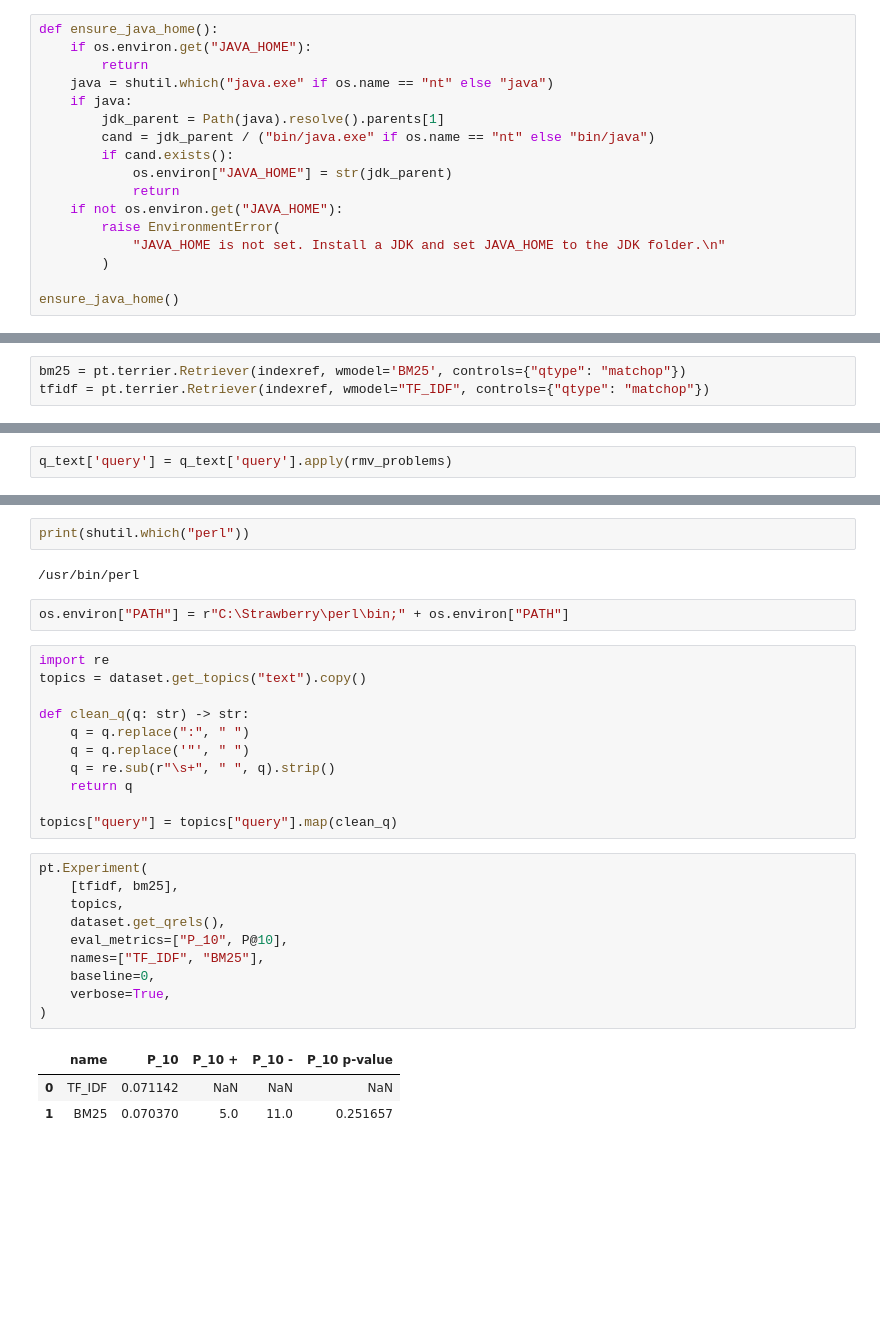
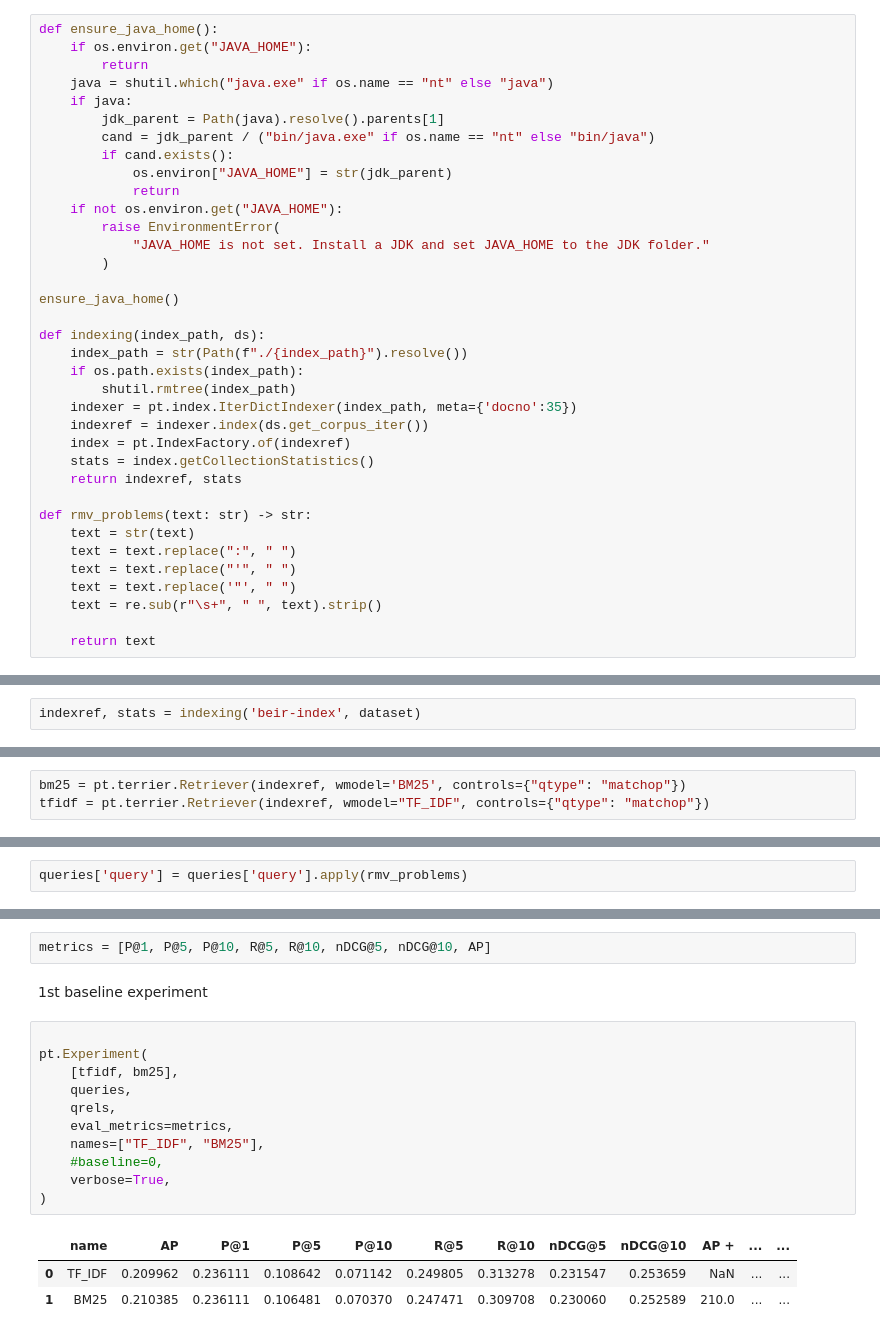
Before and after one commit to mitruho/Financial_search_engine, a Jupyter notebook: search_engine.ipynb, the cells around one changed output, grey strips where cells are left out. Drawn from its saved outputs; the diff is of its cells as text; blank space fills up the shorter version.

Commit message:
3 baselines

```diff
--- a/search_engine.ipynb
+++ b/search_engine.ipynb
@@ -106,7 +62,26 @@ def ensure_java_home():
             return
     if not os.environ.get("JAVA_HOME"):
         raise EnvironmentError(
-            "JAVA_HOME is not set. Install a JDK and set JAVA_HOME to the JDK folder.\n"
+            "JAVA_HOME is not set. Install a JDK and set JAVA_HOME to the JDK folder."
         )
 
 ensure_java_home()
+
+def indexing(index_path, ds):
+    index_path = str(Path(f"./{index_path}").resolve())
+    if os.path.exists(index_path):
+        shutil.rmtree(index_path)
+    indexer = pt.index.IterDictIndexer(index_path, meta={'docno':35})
+    indexref = indexer.index(ds.get_corpus_iter())
+    index = pt.IndexFactory.of(indexref)
+    stats = index.getCollectionStatistics()
+    return indexref, stats
+
+def rmv_problems(text: str) -> str:
+    text = str(text)
+    text = text.replace(":", " ")
+    text = text.replace("'", " ")
+    text = text.replace('"', " ")
+    text = re.sub(r"\s+", " ", text).strip()
+
+    return text
@@ -131,0 +88,2 @@ stats = index.getCollectionStatistics()
+# %%
+indexref, stats = indexing('beir-index', dataset)
@@ -191,3 +113,3 @@ def rmv_problems(text: str) -> str:
 # %%
-q_text['query'] = q_text['query'].apply(rmv_problems)
+queries['query'] = queries['query'].apply(rmv_problems)
 # %%
@@ -229,31 +118,19 @@ tfidf_evaluated
-# %%
-print(shutil.which("perl"))
-# %% [output]
-/usr/bin/perl
-# %%
-os.environ["PATH"] = r"C:\Strawberry\perl\bin;" + os.environ["PATH"]
-# %%
-import re
-topics = dataset.get_topics("text").copy()
-
-def clean_q(q: str) -> str:
-    q = q.replace(":", " ")
-    q = q.replace('"', " ")
-    q = re.sub(r"\s+", " ", q).strip()
-    return q
-
-topics["query"] = topics["query"].map(clean_q)
+# %%
+metrics = [P@1, P@5, P@10, R@5, R@10, nDCG@5, nDCG@10, AP]
+# %% [markdown]
+1st baseline experiment
 # %%
+
 pt.Experiment(
     [tfidf, bm25],
-    topics,
-    dataset.get_qrels(),
-    eval_metrics=["P_10", P@10],
+    queries,
+    qrels,
+    eval_metrics=metrics,
     names=["TF_IDF", "BM25"],
-    baseline=0,
+    #baseline=0,
     verbose=True,
 )
 # %% [output]
-|  | name | P_10 | P_10 + | P_10 - | P_10 p-value |
-| 0 | TF_IDF | 0.071142 | NaN | NaN | NaN |
-| 1 | BM25 | 0.070370 | 5.0 | 11.0 | 0.251657 |
+|  | name | AP | P@1 | P@5 | P@10 | R@5 | R@10 | nDCG@5 | nDCG@10 | AP + | ... | ... |
+| 0 | TF_IDF | 0.209962 | 0.236111 | 0.108642 | 0.071142 | 0.249805 | 0.313278 | 0.231547 | 0.253659 | NaN | ... | ... |
+| 1 | BM25 | 0.210385 | 0.236111 | 0.106481 | 0.070370 | 0.247471 | 0.309708 | 0.230060 | 0.252589 | 210.0 | ... | ... |
```
Also changed, not shown: parts of 33 cells of this notebook, 8 other files.
